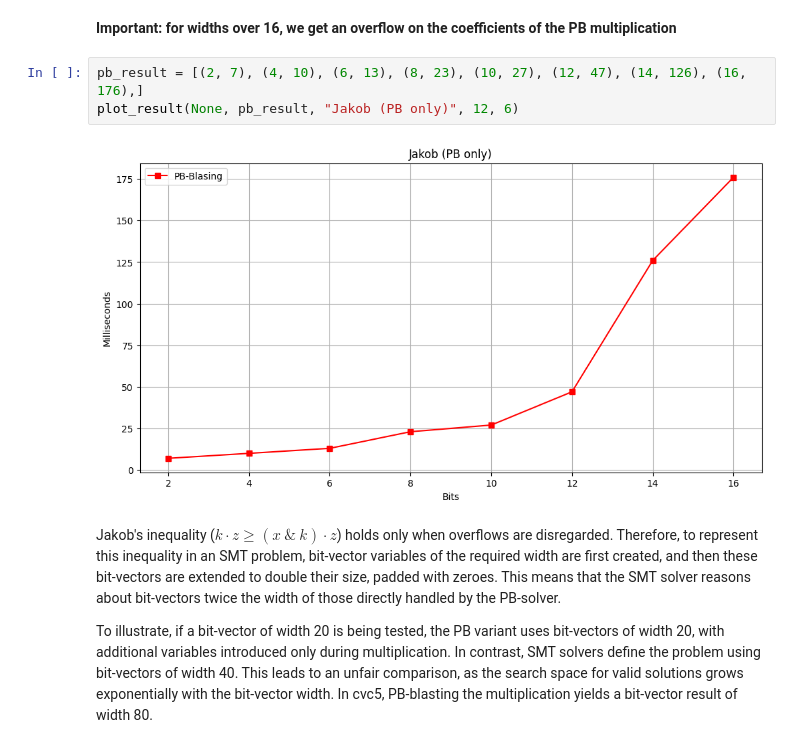
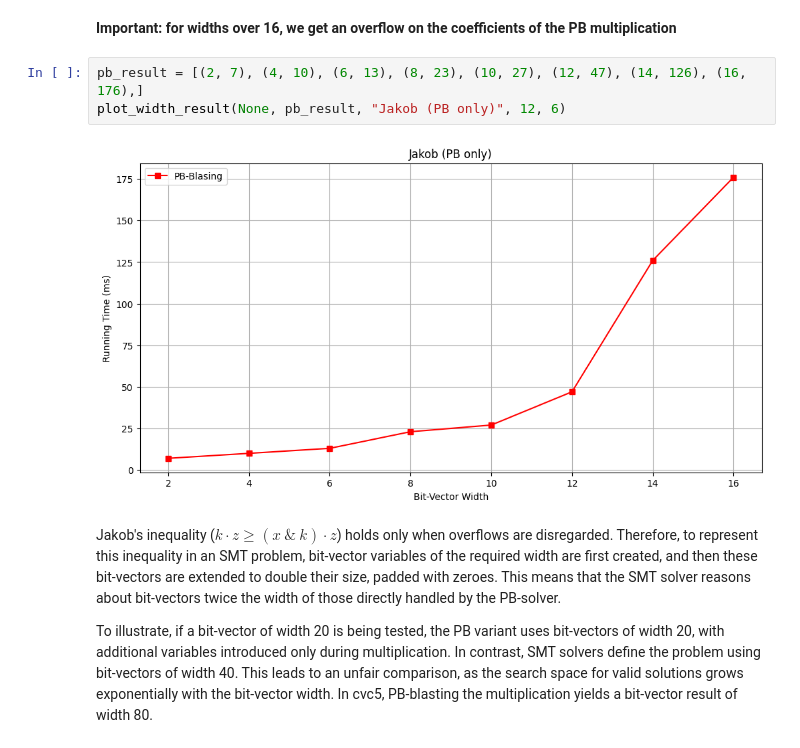
Before and after one commit to alanctprado/cvc5, a Jupyter notebook: pb/results.ipynb, the cells around one changed output. Cells and saved outputs as stored; diff of their text form.

```diff
--- a/pb/results.ipynb
+++ b/pb/results.ipynb
@@ -105,9 +105,9 @@ plot_width_result(bb_result, pb_result, "Jakob", 12, 6)
 **Important: for widths over 16, we get an overflow on the coefficients of the PB multiplication**
 # %%
 pb_result = [(2, 7), (4, 10), (6, 13), (8, 23), (10, 27), (12, 47), (14, 126), (16, 176),]
-plot_result(None, pb_result, "Jakob (PB only)", 12, 6)
+plot_width_result(None, pb_result, "Jakob (PB only)", 12, 6)
 # %% [output]
-[figure, old version]
+[figure, new version]
 # %% [markdown]
 Jakob's inequality ($k \cdot z \geq (x\ \&\ k) \cdot z$) holds only when overflows are disregarded. Therefore, to represent this inequality in an SMT problem, bit-vector variables of the required width are first created, and then these bit-vectors are extended to double their size, padded with zeroes. This means that the SMT solver reasons about bit-vectors twice the width of those directly handled by the PB-solver.
 
```
Also changed, not shown: parts of 4 cells of this notebook, 4 other files.
